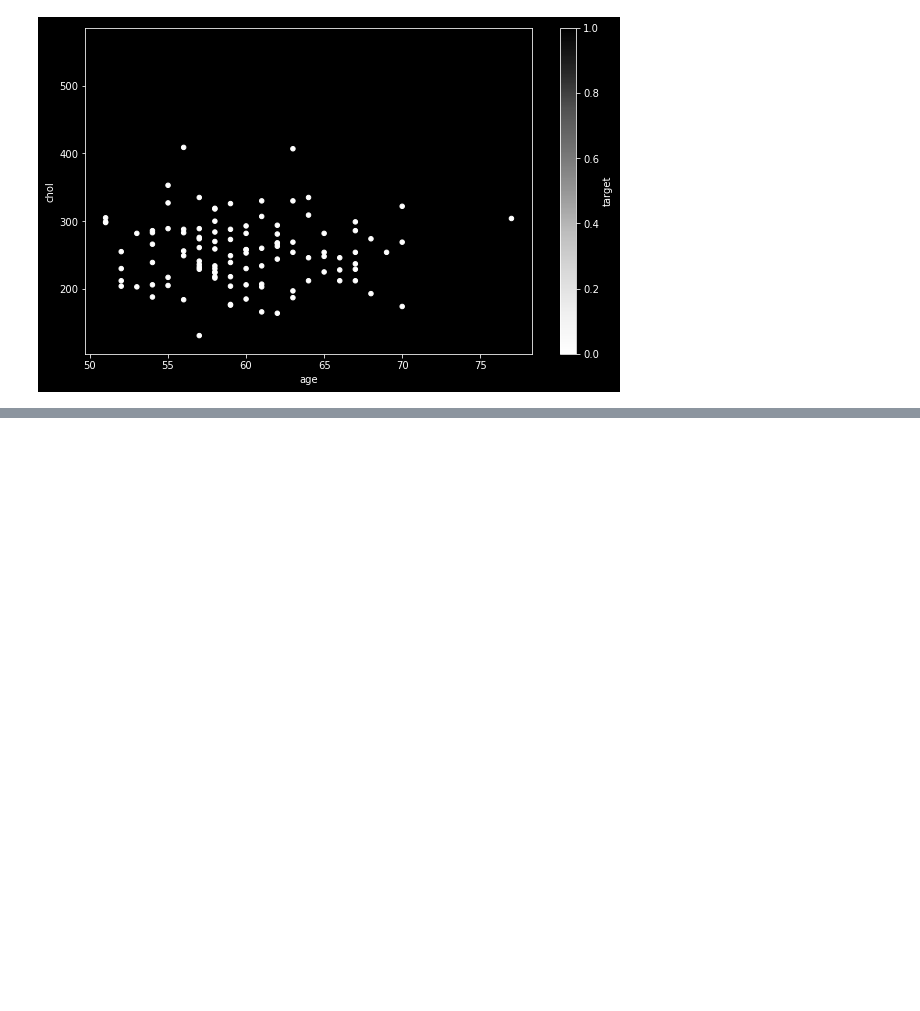
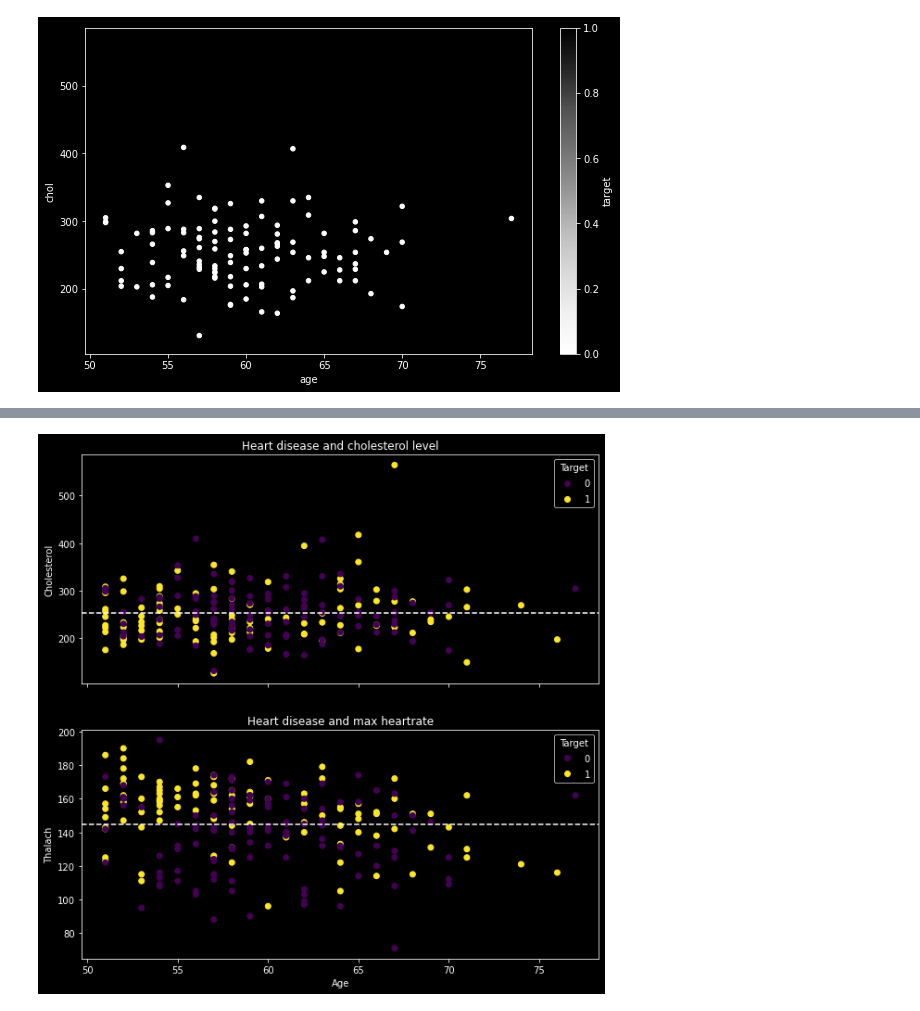
Before and after one commit to crypt096/zero-to-mastery-ml, a Jupyter notebook: introduction-to-matplotlib.ipynb, the cells around one changed output, grey strips where cells are left out. Saved outputs shown, nothing was run; the diff lists cells and outputs as text; code cells hidden in the pictures; blank space fills up the shorter version.

```diff
--- a/introduction-to-matplotlib.ipynb
+++ b/introduction-to-matplotlib.ipynb
@@ -416,0 +449,32 @@ over_50.plot(kind='scatter',x='age',y='chol',c='target',ax=ax);
+# %%
+# Subplot of chol, age, thalach
+
+fig, (ax0,ax1) = plt.subplots(nrows=2,ncols=1,figsize=(10,10),sharex=True)
+
+# Add data to ax0
+scatter = ax0.scatter(x=over_50['age'], y=over_50['chol'],c=over_50['target'])
+
+# Customize ax0
+ax0.set(title="Heart disease and cholesterol level",ylabel='Cholesterol')
+
+# Add a legend
+ax0.legend(*scatter.legend_elements(),title='Target');
+
+# Add a horizontal line
+ax0.axhline(over_50['chol'].mean(),linestyle='--');
+
+
+
+# Add data to ax1
+scatter = ax1.scatter(x=over_50['age'], y=over_50['thalach'],c=over_50['target'])
+
+# Customize ax1
+ax1.set(title="Heart disease and max heartrate",xlabel='Age',ylabel='Thalach')
+
+# Add a legend
+ax1.legend(*scatter.legend_elements(),title='Target');
+
+# Add a horizontal line
+ax1.axhline(over_50['thalach'].mean(),linestyle='--');
+# %% [output]
+[figure, added]
```
Also changed, not shown: parts of 4 cells of this notebook.
